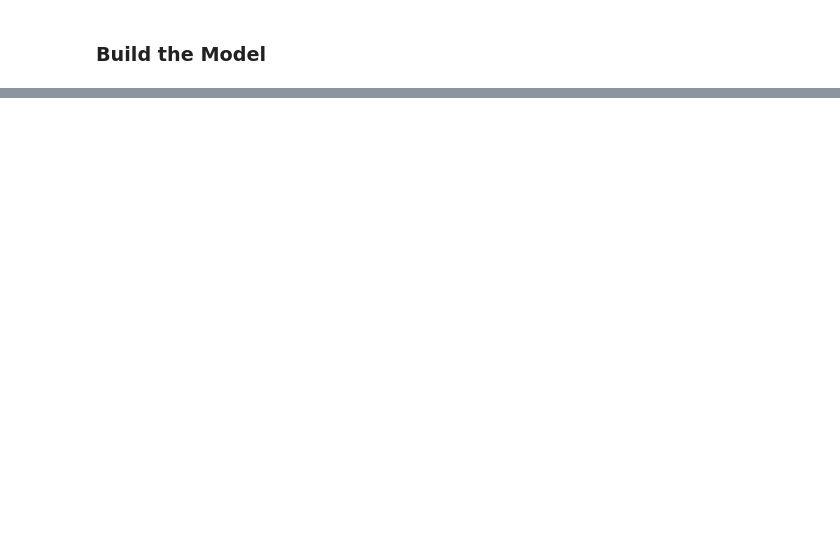
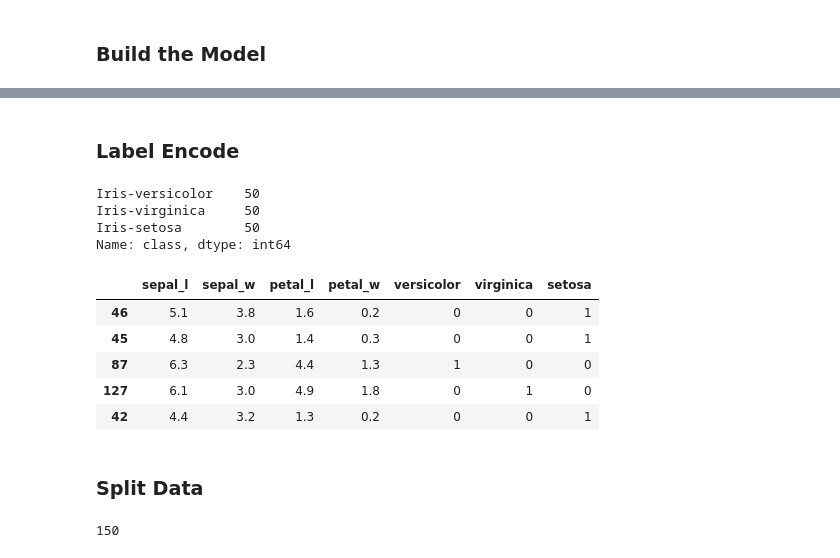
Before and after one commit to kckecheng/datascience-tutorial, a Jupyter notebook: tensorflow.ipynb, the cells around one changed output, grey strips where cells are left out. Saved outputs shown, nothing was run; the diff lists cells and outputs as text; code cells hidden in the pictures; blank space fills up the shorter version.

```diff
--- a/tensorflow.ipynb
+++ b/tensorflow.ipynb
@@ -252,0 +373,2 @@ ax.legend()
+# %%
+data.columns = ["sepal_l", "sepal_w", "petal_l", "petal_w", "class"]
@@ -252,0 +384,2 @@ ax.legend()
+# %%
+data = data.sample(frac=1)
@@ -252,0 +395,30 @@ ax.legend()
+# %% [markdown]
+### Label Encode
+# %%
+data["class"].value_counts()
+# %% [output]
+Iris-versicolor    50
+Iris-virginica     50
+Iris-setosa        50
+Name: class, dtype: int64
+# %%
+data["versicolor"] = data["class"].apply(lambda x: 1 if x == "Iris-versicolor" else 0)
+data["virginica"] = data["class"].apply(lambda x: 1 if x == "Iris-virginica" else 0)
+data["setosa"] = data["class"].apply(lambda x: 1 if x == "Iris-setosa" else 0)
+# %%
+data.drop(["class"],axis=1, inplace=True)
+# %%
+data.head()
+# %% [output]
+|  | sepal_l | sepal_w | petal_l | petal_w | versicolor | virginica | setosa |
+| 46 | 5.1 | 3.8 | 1.6 | 0.2 | 0 | 0 | 1 |
+| 45 | 4.8 | 3.0 | 1.4 | 0.3 | 0 | 0 | 1 |
+| 87 | 6.3 | 2.3 | 4.4 | 1.3 | 1 | 0 | 0 |
+| 127 | 6.1 | 3.0 | 4.9 | 1.8 | 0 | 1 | 0 |
+| 42 | 4.4 | 3.2 | 1.3 | 0.2 | 0 | 0 | 1 |
+# %% [markdown]
+### Split Data
+# %%
+len(data)
+# %% [output]
+150
```
Also changed, not shown: parts of 33 cells of this notebook, 1 other file.
